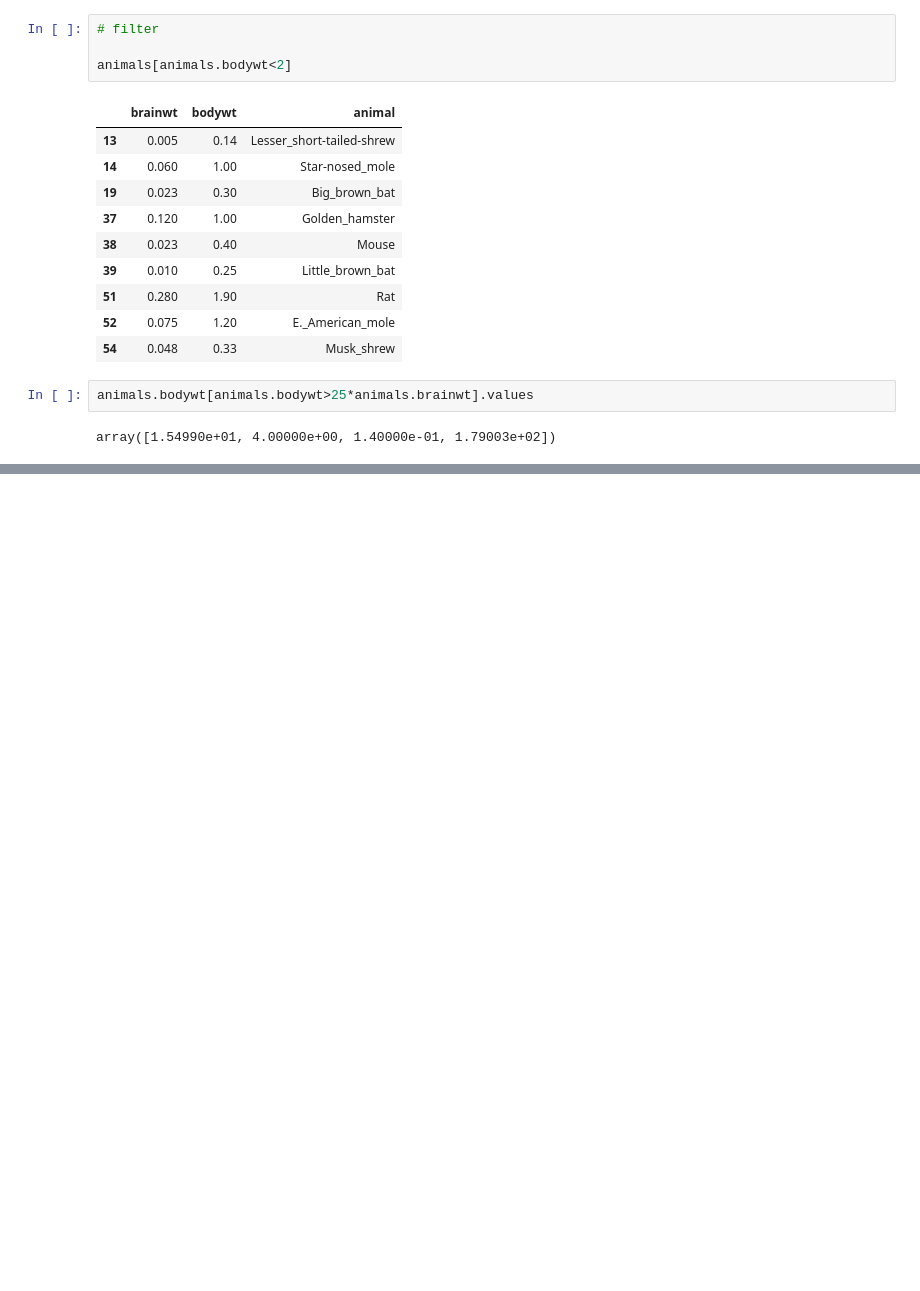
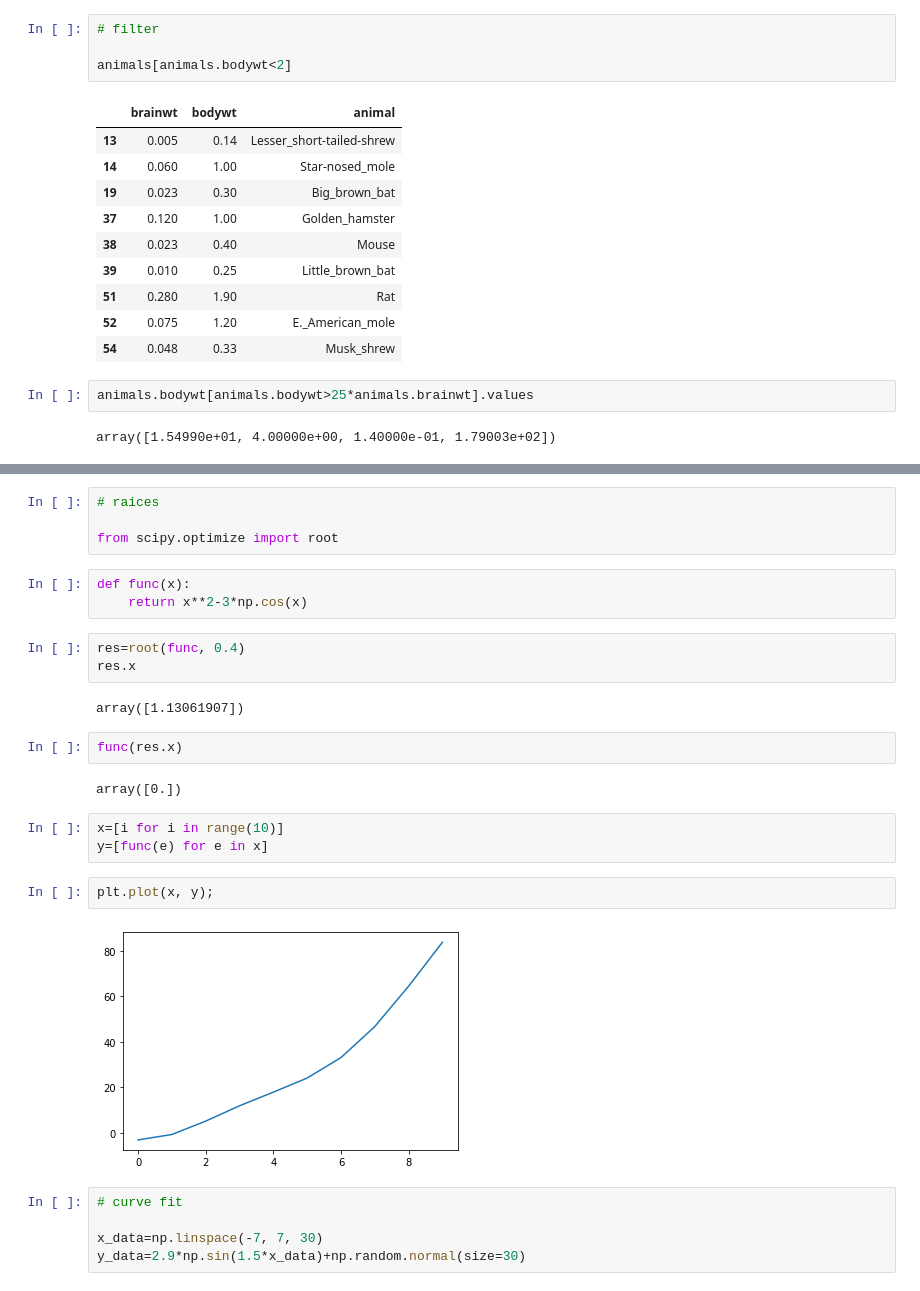
Before and after one commit to albertoid/clases_datamex0120, a Jupyter notebook: w4_d1 - Desc Stats, Intro Scipy.ipynb, the cells around one changed output, grey strips where cells are left out. Drawn from its saved outputs; the diff is of its cells as text; blank space fills up the shorter version.

```diff
--- a/w4_d1 - Desc Stats, Intro Scipy.ipynb
+++ b/w4_d1 - Desc Stats, Intro Scipy.ipynb
@@ -231,0 +350,28 @@ array([1.54990e+01, 4.00000e+00, 1.40000e-01, 1.79003e+02])
+# %%
+# raices
+
+from scipy.optimize import root
+# %%
+def func(x):
+    return x**2-3*np.cos(x)
+# %%
+res=root(func, 0.4)
+res.x
+# %% [output]
+array([1.13061907])
+# %%
+func(res.x)
+# %% [output]
+array([0.])
+# %%
+x=[i for i in range(10)]
+y=[func(e) for e in x]
+# %%
+plt.plot(x, y);
+# %% [output]
+[figure, added]
+# %%
+# curve fit
+
+x_data=np.linspace(-7, 7, 30)
+y_data=2.9*np.sin(1.5*x_data)+np.random.normal(size=30)
```
Also changed, not shown: parts of 38 cells of this notebook.
